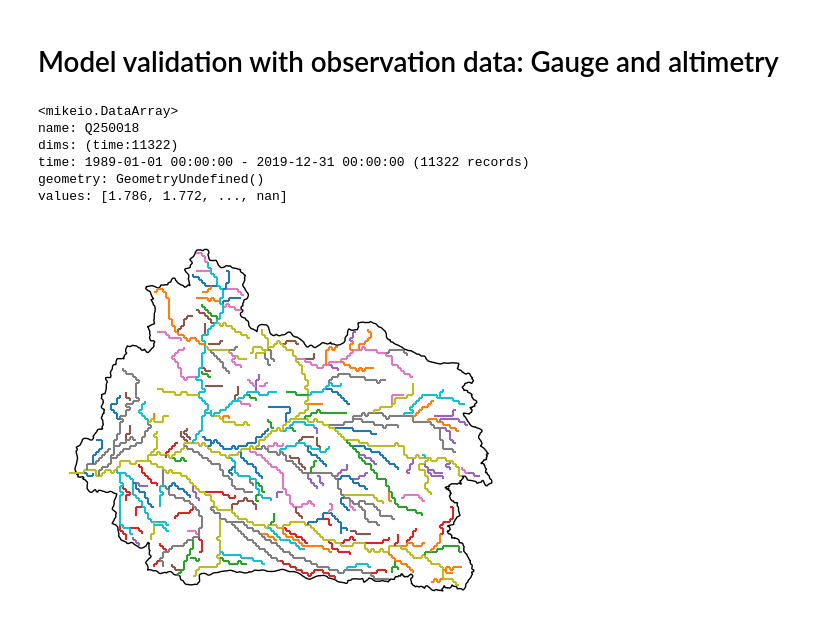
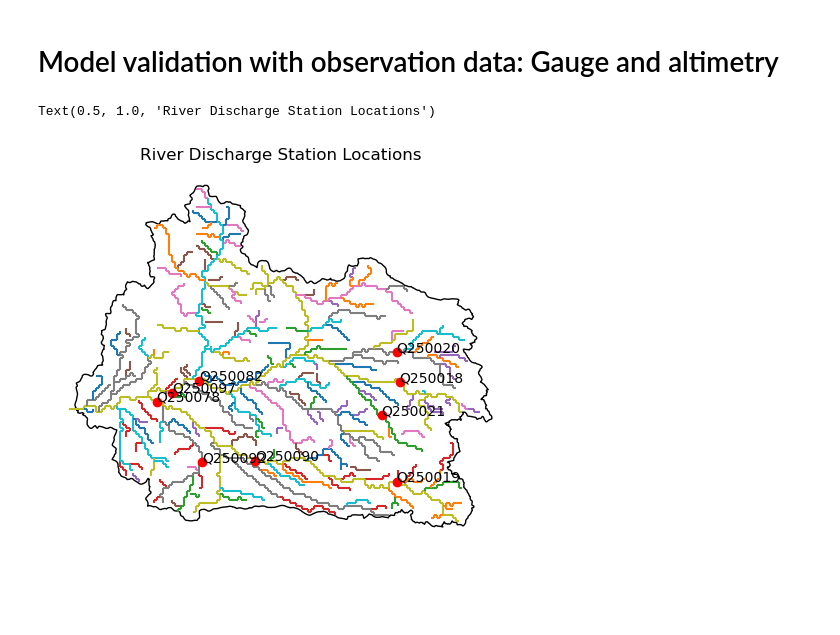
Before and after one commit to DHI/WaterBench-MIKESHE-Skjern, a Jupyter notebook: code/model_validation.ipynb, the cells around one changed output. Saved outputs shown, nothing was run; the diff lists cells and outputs as text; code cells hidden in the pictures; blank space fills up the shorter version.

```diff
--- a/code/model_validation.ipynb
+++ b/code/model_validation.ipynb
@@ -22,26 +62,38 @@ def plot_settings(ax):
 # %%
-# ---------------------- Domain and River Connectivity ----------------------
+# ---------------------- Plot Domain, River Connectivity, Discharge stations ----------------------
 
 fig, ax = plt.subplots(figsize=(6, 6))
 
 # Domain data
 domain_shp = gpd.read_file( r"..\MapsDK\DKDomains2013\ID15_oplande_Skjern.shp")
 domain_shp.plot(facecolor='none', edgecolor='black',ax=ax)
 
 # River connectivity shapefile (simulation output)
 riv_shp = gpd.read_file(r"..\Skjern_Models\Setup\HIP_500m_Skjern_DHI.she - Result Files\HIP_500m_Skjern_DHI_RiverLinks.shp")
 riv_shp.plot(column='Branch',ax=ax)
 plot_settings(ax)
 
-# Load point locations where we have Q observations
-Q_obs = mikeio.read(r"..\MapsDK\Qdata\Q_filtered.dfs0")
-Q_obs
+
+# Plot locations of river discharge stations
+for stationID in branch_dict.keys():
+    branch = branch_dict[stationID]
+    chainage = chainage_dict[stationID]
+    river = riv_shp.loc[riv_shp['Branch'] == branch]
+
+    # get closest chainage
+    closest_chain = river.iloc[(river['Chainage']-chainage).abs().argsort()[:1]]
+
+    # get centroid of closest_chain
+    centroid = shapely.centroid(closest_chain.geometry)
+    centroid.plot(ax=ax,color='red',zorder=2)
+    xloc = float(centroid.x.iloc[0])
+    yloc = float(centroid.y.iloc[0])
+
+    # plot stationID next to point
+    plt.text(x=xloc,y=yloc,s=stationID)
+
+plt.title('River Discharge Station Locations')
 # %% [output]
-<mikeio.DataArray>
-name: Q250018
-dims: (time:11322)
-time: 1989-01-01 00:00:00 - 2019-12-31 00:00:00 (11322 records)
-geometry: GeometryUndefined()
-values: [1.786, 1.772, ..., nan]
+Text(0.5, 1.0, 'River Discharge Station Locations')
-[figure, old version]
+[figure, new version]
 # %%
```
Also changed, not shown: parts of 7 cells of this notebook.
